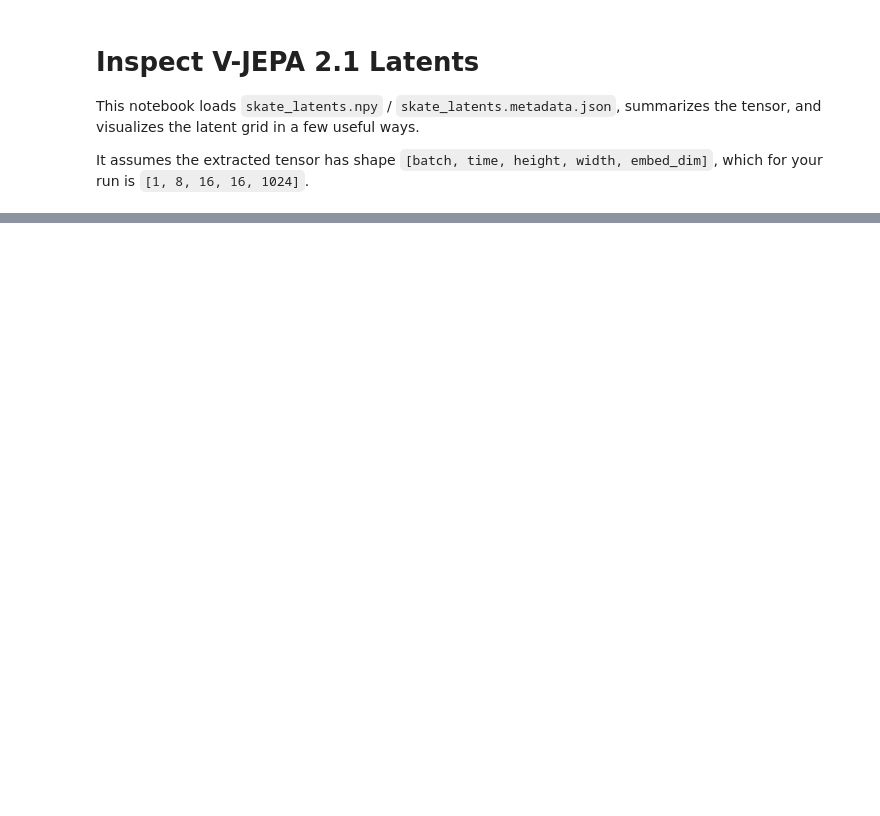
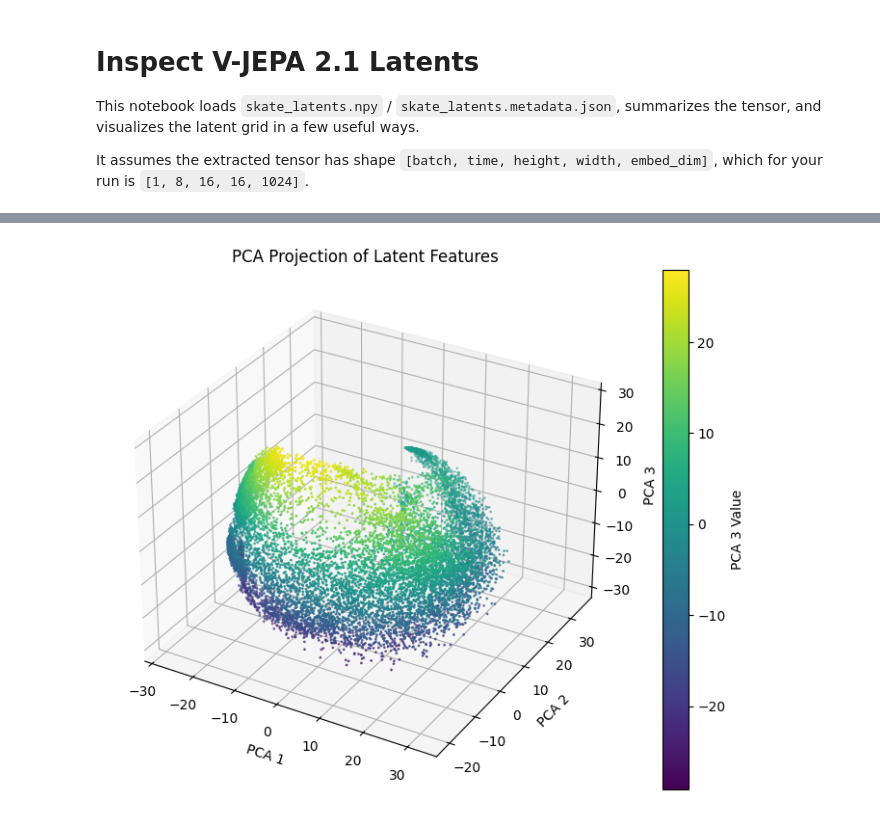
Before and after one commit to pishty1/vjepa-gradio-playground, a Jupyter notebook: inspectdata.ipynb, the cells around one changed output, grey strips where cells are left out. Cells and saved outputs as stored; diff of their text form; code cells hidden in the pictures; blank space fills up the shorter version.

```diff
--- a/inspectdata.ipynb
+++ b/inspectdata.ipynb
@@ -149,0 +56,10 @@ plt.show()
+# %%
+import cv2
+from IPython.display import Video, display
+
+latents, metadata = load_latents()
+_, time_steps, grid_h, grid_w, _ = latents.shape
+
+features = flatten_latents(latents)
+coords, _, explained = pca_project(features, n_components=3)
+rgb_video = minmax_scale(coords).reshape(time_steps, grid_h, grid_w, 3)
@@ -149,0 +82,13 @@ plt.show()
+# %%
+# plot the coords of all the features in the first 3 PCA dimensions in a 3d scatter plot, where the color of each point is determined by the value of the 3rd PCA dimension
+fig = plt.figure(figsize=(10, 7))
+ax = fig.add_subplot(111, projection='3d')
+scatter = ax.scatter(coords[:, 0], coords[:, 1], coords[:, 2], c=coords[:, 2], cmap='viridis', s=1)
+ax.set_xlabel('PCA 1')
+ax.set_ylabel('PCA 2')
+ax.set_zlabel('PCA 3')
+ax.set_title('PCA Projection of Latent Features')
+plt.colorbar(scatter, label='PCA 3 Value')
+plt.show()
+# %% [output]
+[figure, added]
```
Also changed, not shown: parts of 12 cells of this notebook.
